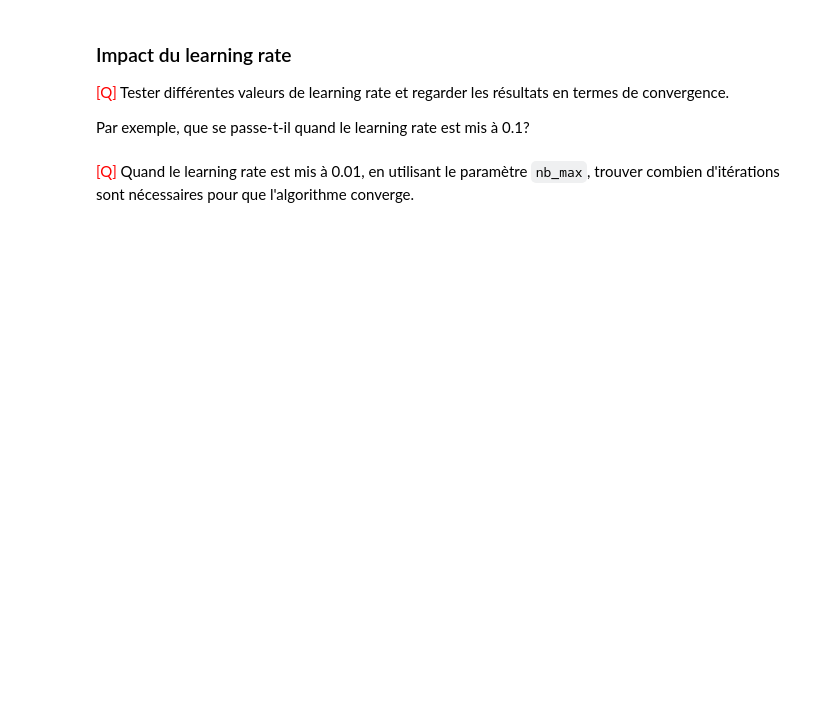
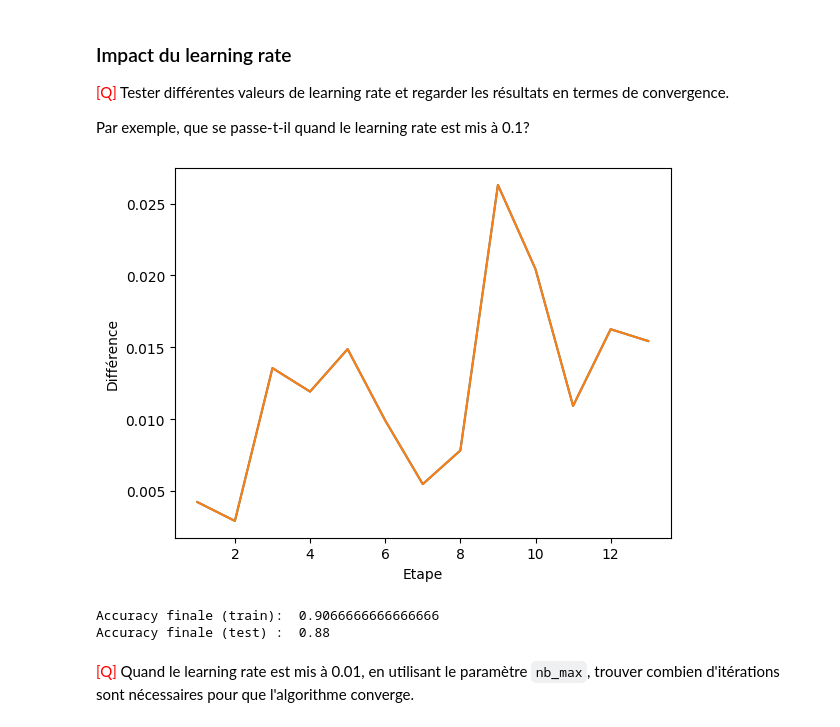
Before and after one commit to thibautmarcq/LU3IN026, a Jupyter notebook: tme03/tme-03.ipynb, the cells around one changed output. Cells and saved outputs as stored; diff of their text form; code cells hidden in the pictures; blank space fills up the shorter version.

```diff
--- a/tme03/tme-03.ipynb
+++ b/tme03/tme-03.ipynb
@@ -651,31 +666,38 @@ Par exemple, que se passe-t-il quand le learning rate est mis à 0.1?
 # %%
 # Par exemple :
 
 # ------------------------ COMPLETER LES INSTRUCTIONS DANS CETTE BOITE
 
 np.random.seed(42)   # on prend 42 comme graine
 
 # Définition des données d'apprentissage (on reprend les données data_gauss générées plus haut)
 random.seed(42)
 (train_desc, train_label), (test_desc, test_label) = genere_train_test(data_gauss_desc, data_gauss_label,75,75)
 
 data_train = train_desc
 label_train = train_label
 data_test = test_desc
 label_test = test_label
 
 # Création d'un perceptron avec initialisation aléatoire et le learning_rate ci-dessous:
 learning_rate = 0.1
-# [*** A COMPLETER ***]
+perceptron4 = ClassifierPerceptron(2, learning_rate)
 
 # Apprentissage du perceptron
-# [*** A COMPLETER ***]
+variations = perceptron4.train(data_train, label_train)
 
 # Traçage de la courbe des variations
-# [*** A COMPLETER ***]
+plt.plot(range(1,len(les_variations)+1),les_variations)
+plt.ylabel('Différence')
+plt.xlabel("Etape")
+plt.show()
 
-print("Accuracy finale (train): ",  # [*** A COMPLETER ***] )
-print("Accuracy finale (test) : ", # [*** A COMPLETER ***] )
+print("Accuracy finale (train): ",  perceptron4.accuracy(data_train, label_train) )
+print("Accuracy finale (test) : ", perceptron4.accuracy(data_test, label_test) )
+# %% [output]
+[figure, added]
+Accuracy finale (train):  0.9066666666666666
+Accuracy finale (test) :  0.88
 # %% [markdown]
 <font color="RED" size="+1">[Q]</font> Quand le learning rate est mis à 0.01, en utilisant le paramètre `nb_max`, trouver combien d'itérations sont nécessaires pour que l'algorithme converge.
 # %%
```
Also changed, not shown: parts of 9 cells of this notebook, 1 other file.
